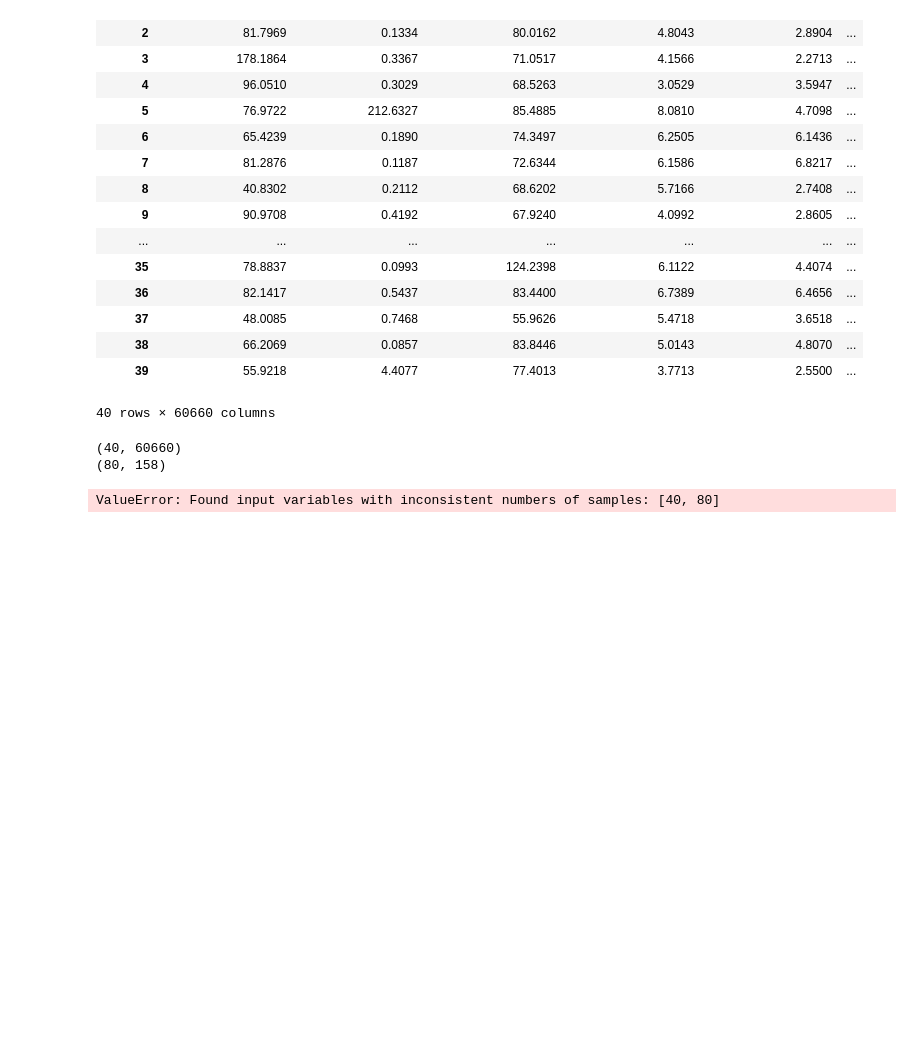
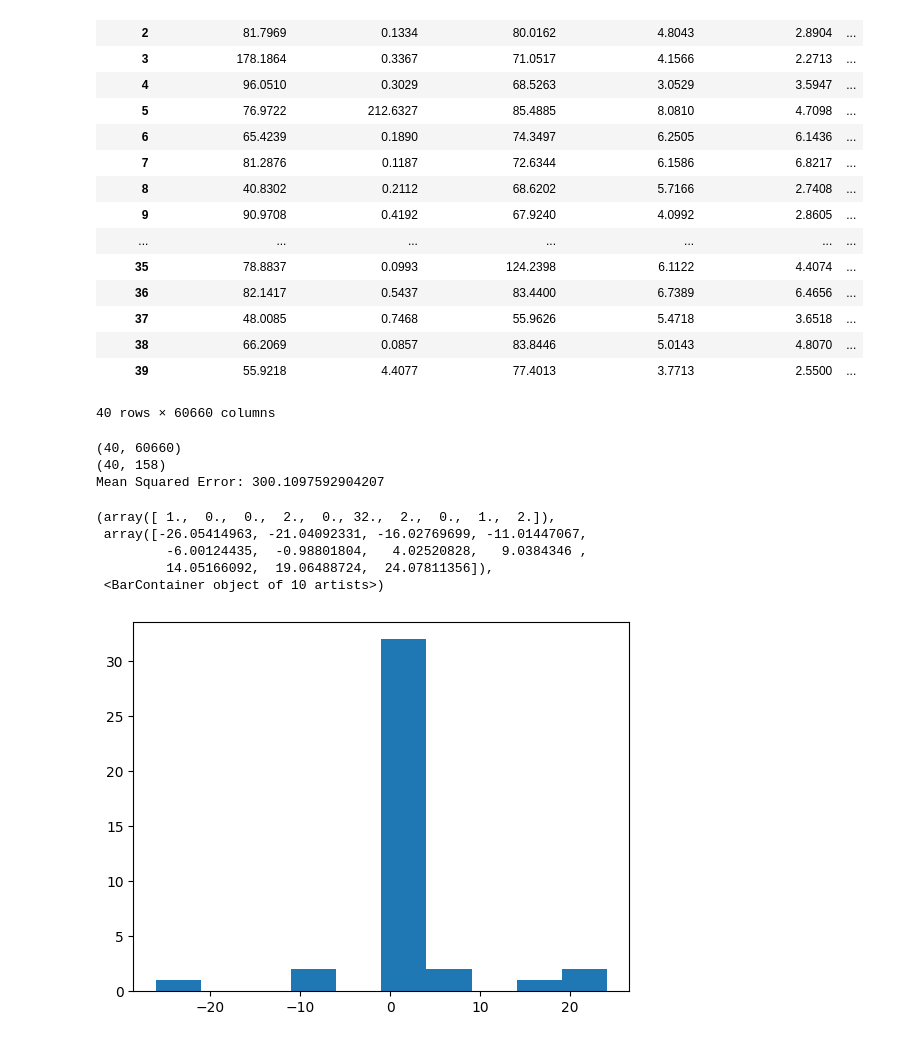
Before and after one commit to igorperic17/gene-expression-age-prediction, a Jupyter notebook: xgboost_age.ipynb, the cells around one changed output. Cells and saved outputs as stored; diff of their text form; code cells hidden in the pictures; blank space fills up the shorter version.

Commit message:
Initial working model trained on small dataset.

```diff
--- a/xgboost_age.ipynb
+++ b/xgboost_age.ipynb
@@ -100,9 +83,7 @@ def parse_tsv_file(file_path):
     dataframe = dataframe.set_index('gene_id').T
     return dataframe
 # %%
-def unarchive_and_build_dataframe(prefix):
-    folder_path = "data_small"
-
+def unarchive_and_build_dataframe(folder_path, prefix):
     file_to_unarchive = None
     for file_name in os.listdir(folder_path):
         if file_name.endswith('.tar.gz') and file_name.startswith(prefix):
@@ -142,8 +123,9 @@ def unarchive_and_build_dataframe(prefix):
 # %%
 prefix = "gdc_download"
 data = None
-data = unarchive_and_build_dataframe(prefix)
-
+data = unarchive_and_build_dataframe(folder_path, prefix)
+# remove the first column
+data = data.iloc[:, 1:]
 print(data)
 # %% [output]
 File already unarchived.
@@ -211,5 +213,17 @@ print(clinical_df.shape)
 model = train_xgboost_model(data, clinical_df)
 # %% [output]
 (40, 60660)
-(80, 158)
+(40, 158)
+Mean Squared Error: 300.1097592904207
-ValueError: Found input variables with inconsistent numbers of samples: [40, 80]
+# %%
+predictions = model.predict(data)
+results = pd.DataFrame({'Actual': clinical_df['age_at_index'], 'Predicted': predictions})
+errors = results['Actual'] - results['Predicted']
+plt.hist(errors, bins=10)
+# %% [output]
+(array([ 1.,  0.,  0.,  2.,  0., 32.,  2.,  0.,  1.,  2.]),
+ array([-26.05414963, -21.04092331, -16.02769699, -11.01447067,
+         -6.00124435,  -0.98801804,   4.02520828,   9.0384346 ,
+         14.05166092,  19.06488724,  24.07811356]),
+ <BarContainer object of 10 artists>)
+[figure, added]
```
Also changed, not shown: parts of 7 cells of this notebook, 52 other files.
